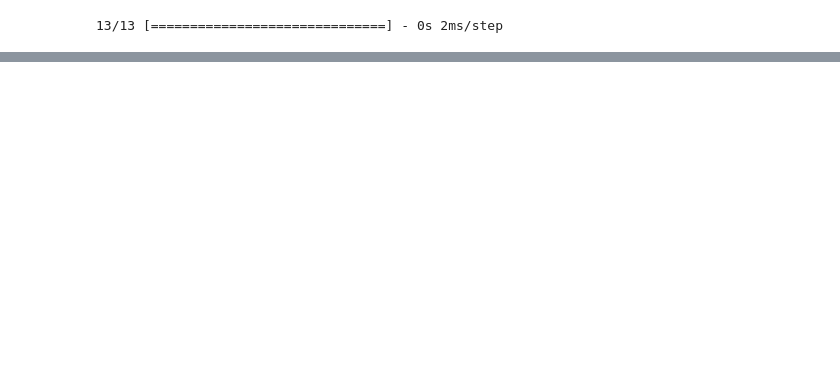
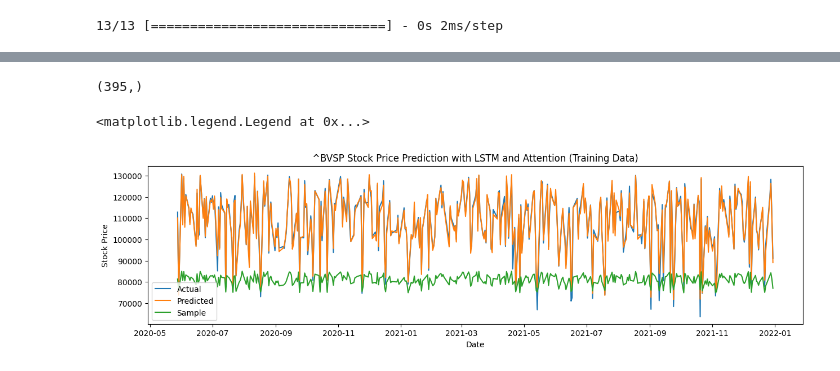
Before and after one commit to marreapato/Forecasting_Paper_XAI, a Jupyter notebook: antehoc/AttentionWeightsTrying.ipynb, the cells around one changed output, grey strips where cells are left out. Cells and saved outputs as stored; diff of their text form; code cells hidden in the pictures; blank space fills up the shorter version.

```diff
--- a/antehoc/AttentionWeightsTrying.ipynb
+++ b/antehoc/AttentionWeightsTrying.ipynb
@@ -162,0 +167,3 @@ plt.show()
+# %%
+mean_attention_weights = np.max(train_attention_weights.reshape(-1,50), axis=1)
+mean_attention_weights
@@ -162,0 +188,20 @@ plt.show()
+# %%
+mean_attention_weights.shape
+# %% [output]
+(395,)
+# %%
+# Plot the attention weights for the training data
+plt.figure(figsize=(15, 8))
+
+# Plotting actual vs predicted stock prices
+plt.subplot(2, 1, 1)
+plt.plot(df.index[-len(y_train):], scaler.inverse_transform(y_train), label='Actual')
+plt.plot(df.index[-len(train_predictions):], scaler.inverse_transform(train_predictions.reshape(-1,1)), label='Predicted')
+plt.plot( df.index[-len(train_attention_weights):], scaler.inverse_transform(mean_attention_weights.reshape(-1,1)), label='Sample')
+plt.title(f'{symbol} Stock Price Prediction with LSTM and Attention (Training Data)')
+plt.xlabel('Date')
+plt.ylabel('Stock Price')
+plt.legend()
+# %% [output]
+<matplotlib.legend.Legend at 0x...>
+[figure, added]
```
Also changed, not shown: parts of 13 cells of this notebook.
